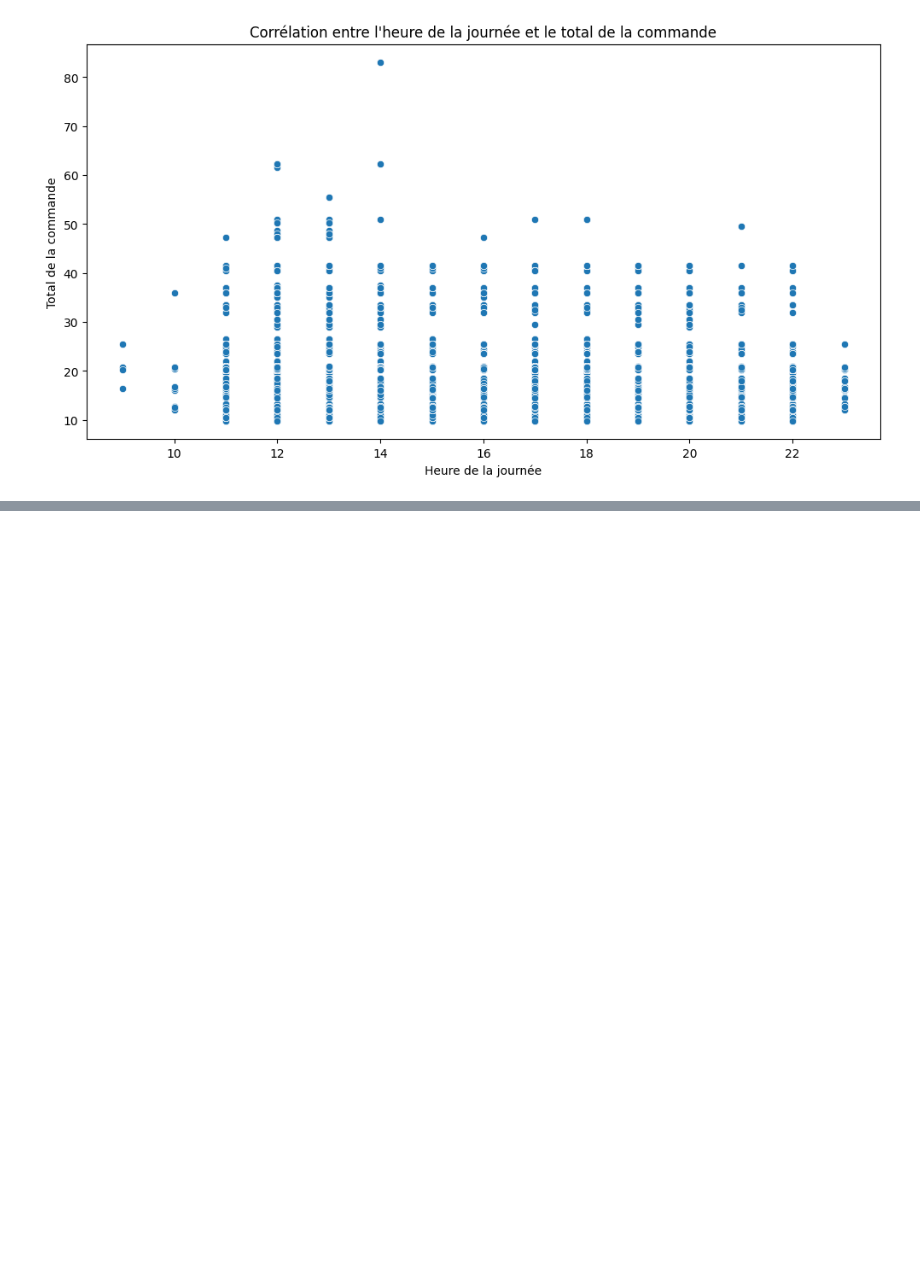
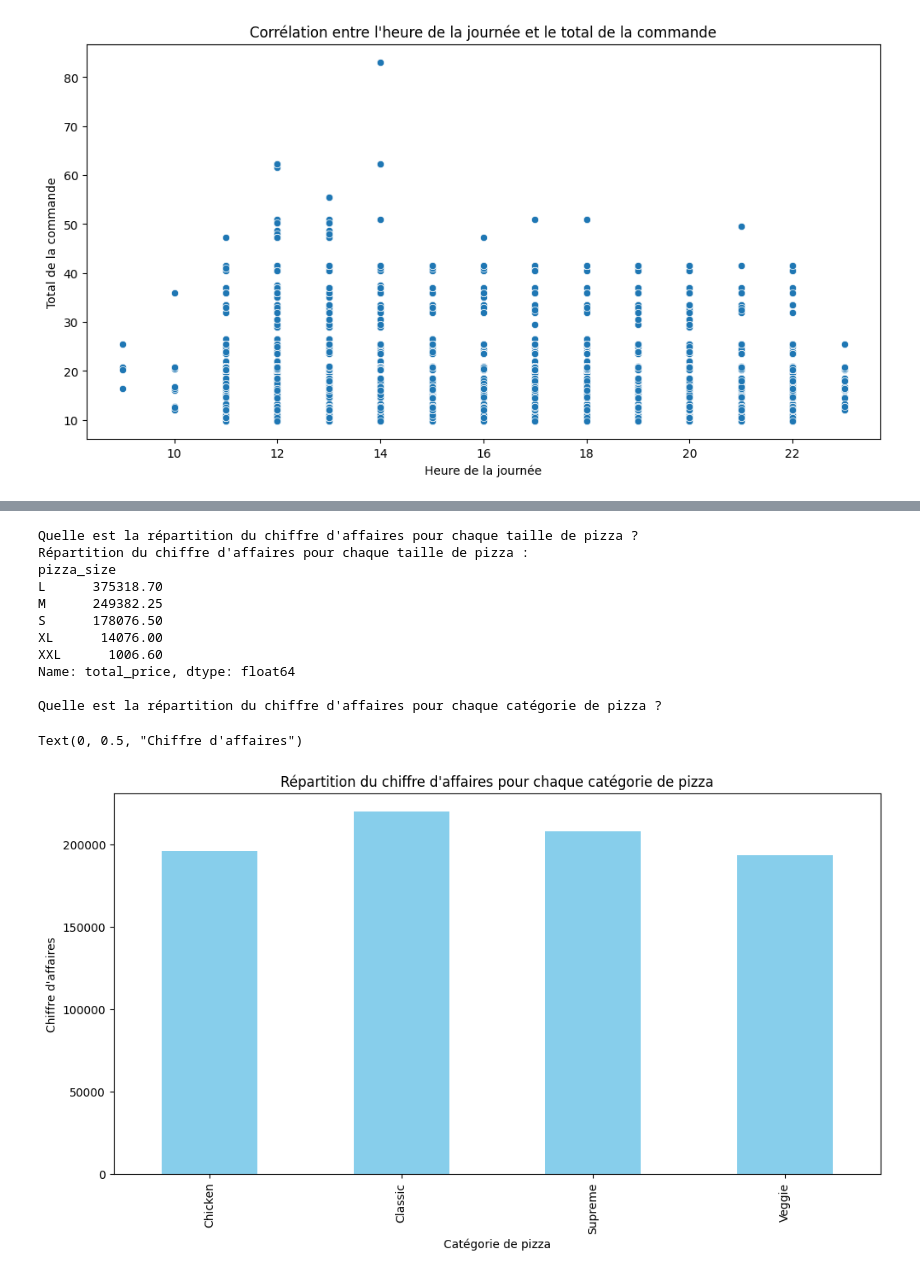
Before and after one commit to Aimen-prog/pizzaiojo, a Jupyter notebook: pizzaiolo.ipynb, the cells around one changed output, grey strips where cells are left out. Drawn from its saved outputs; the diff is of its cells as text; code cells hidden in the pictures; blank space fills up the shorter version.

```diff
--- a/pizzaiolo.ipynb
+++ b/pizzaiolo.ipynb
@@ -322,0 +359,34 @@ Il existe une différence significative dans les prix totaux selon les périodes
+# %%
+# Chiffre d'affaires par taille et catégorie :
+#a)
+print("Quelle est la répartition du chiffre d'affaires pour chaque taille de pizza ?")
+# grouper par taille de pizza et obtenir la somme du chiffre d'affaires
+revenue_by_size = df.groupby('pizza_size')['total_price'].sum()
+print("Répartition du chiffre d'affaires pour chaque taille de pizza :")
+print(revenue_by_size)
+
+#b)
+print()
+print("Quelle est la répartition du chiffre d'affaires pour chaque catégorie de pizza ?")
+# grouper par catégorie de pizza et obtenir la somme du chiffre d'affaires
+revenue_by_category = df.groupby('pizza_category')['total_price'].sum()
+#plot
+plt.figure(figsize=(12, 6))
+revenue_by_category.plot(kind='bar', color='skyblue')
+plt.title("Répartition du chiffre d'affaires pour chaque catégorie de pizza")
+plt.xlabel("Catégorie de pizza")
+plt.ylabel("Chiffre d'affaires")
+# %% [output]
+Quelle est la répartition du chiffre d'affaires pour chaque taille de pizza ?
+Répartition du chiffre d'affaires pour chaque taille de pizza :
+pizza_size
+L      375318.70
+M      249382.25
+S      178076.50
+XL      14076.00
+XXL      1006.60
+Name: total_price, dtype: float64
+
+Quelle est la répartition du chiffre d'affaires pour chaque catégorie de pizza ?
+Text(0, 0.5, "Chiffre d'affaires")
+[figure, added]
```
Also changed, not shown: parts of 5 cells of this notebook, 1 other file.
